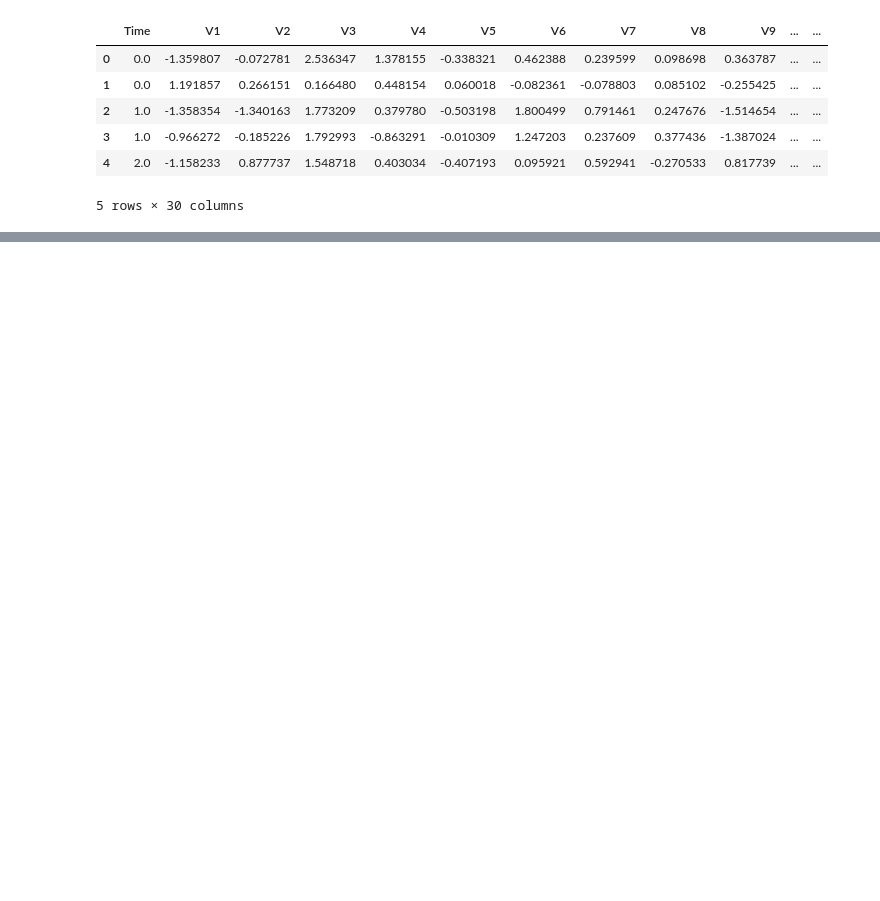
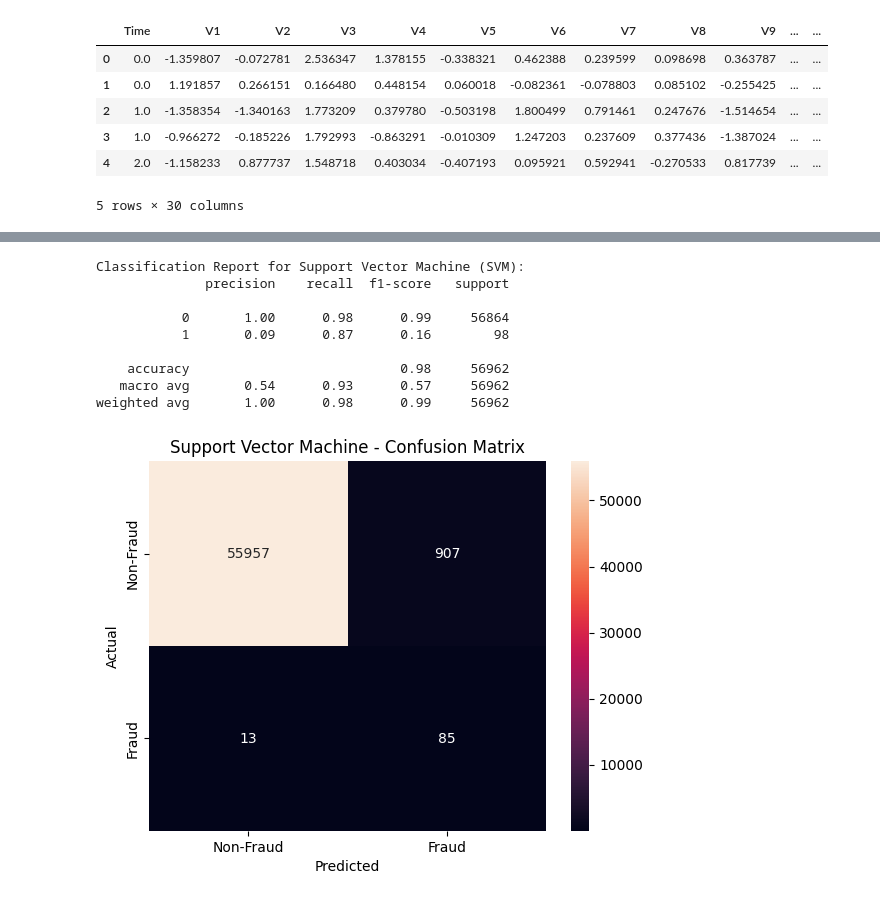
Before and after one commit to mubashiraasma/Credit-Card-Fraud-Detection, a Jupyter notebook: FraudDetection.ipynb, the cells around one changed output, grey strips where cells are left out. Cells and saved outputs as stored; diff of their text form; code cells hidden in the pictures; blank space fills up the shorter version.

```diff
--- a/FraudDetection.ipynb
+++ b/FraudDetection.ipynb
@@ -195,0 +268,35 @@ plt.show()
+# %%
+from sklearn.svm import SVC
+from sklearn.metrics import classification_report, confusion_matrix
+
+# Initialize the model
+svm = SVC(class_weight='balanced', random_state=42)
+
+# Train the model
+svm_model = svm.fit(X_train_smote, y_train_smote)
+
+# Predict on test data
+y_predict_svm = svm_model.predict(X_test)
+
+# Classification report
+print("Classification Report for Support Vector Machine (SVM):")
+print(classification_report(y_test, y_predict_svm))
+
+# Confusion matrix
+conf_matrix_svm = confusion_matrix(y_test, y_predict_svm)
+sns.heatmap(conf_matrix_svm, annot=True, fmt='d', xticklabels=labels, yticklabels=labels)
+plt.xlabel('Predicted')
+plt.ylabel('Actual')
+plt.title('Support Vector Machine - Confusion Matrix')
+plt.show()
+# %% [output]
+Classification Report for Support Vector Machine (SVM):
+              precision    recall  f1-score   support
+
+           0       1.00      0.98      0.99     56864
+           1       0.09      0.87      0.16        98
+
+    accuracy                           0.98     56962
+   macro avg       0.54      0.93      0.57     56962
+weighted avg       1.00      0.98      0.99     56962
+[figure, added]
```
Also changed, not shown: parts of 28 cells of this notebook.
